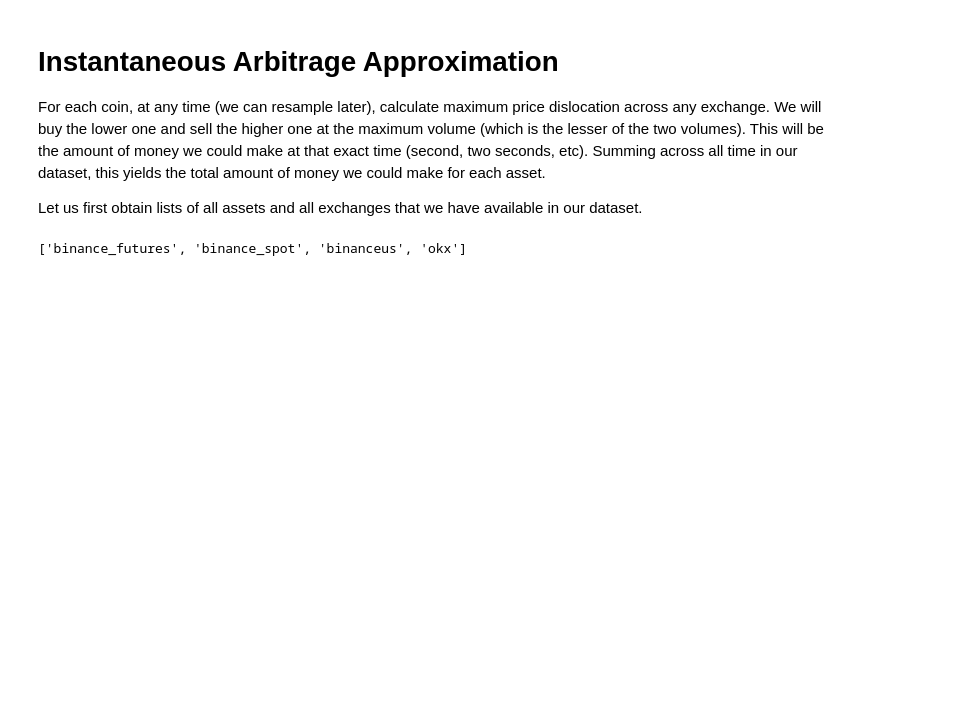
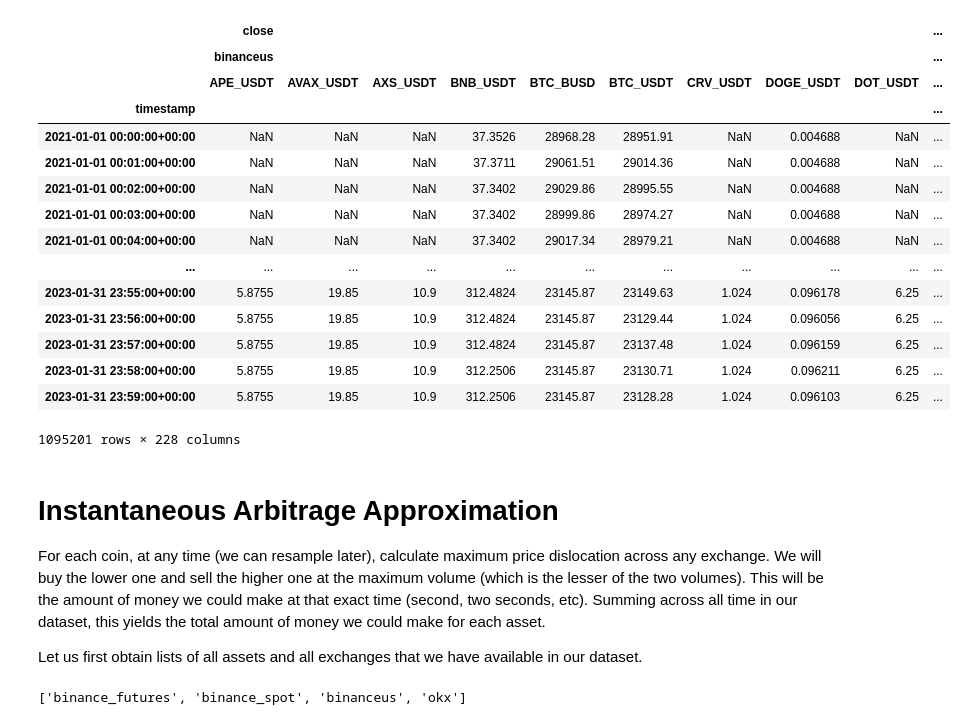
Before and after one commit to thejameszhang/crypto-cross-exchange-arbitrage, a Jupyter notebook: notebooks/cross_exchange_arbitrage.ipynb, the cells around one changed output. Cells and saved outputs as stored; diff of their text form; code cells hidden in the pictures; blank space fills up the shorter version.

```diff
--- a/notebooks/cross_exchange_arbitrage.ipynb
+++ b/notebooks/cross_exchange_arbitrage.ipynb
@@ -37,0 +21,34 @@ df
+# %%
+# # Open Binance Futures.
+# df_binance_futures = pd.read_parquet('../data/Binance_futures/')
+# df_binance_futures = df_binance_futures.assign(exchange_id = 'binance_futures')
+# df_binance_futures = df_binance_futures.rename(columns={'timestamp':'timestamp.1'})
+# # Open Binance Spot.
+# df_binance_spot = pd.read_parquet('../data/Binance_spot/')
+# df_binance_spot = df_binance_spot.assign(exchange_id = 'binance_spot')
+# df_binance_spot = df_binance_spot.rename(columns={'timestamp':'timestamp.1'})
+# Open Binance US Spot.
+df_binanceus_spot = pd.read_parquet('../data/Binanceus_spot/')
+df_binanceus_spot = df_binanceus_spot.rename(columns={'timestamp':'timestamp.1'})
+# Open OKX Futures.
+df_okx_futures = pd.read_parquet('../data/OKX_futures/')
+df_okx_fuutures = df_okx_futures.rename(columns={'timestamp':'timestamp.1'})
+# %%
+merge_postprocess_exchange_data([df_okx_futures, df_binanceus_spot])
+# %% [output]
+|  | close |  |  |  |  |  |  |  |  | ... |
+|  | binanceus |  |  |  |  |  |  |  |  | ... |
+|  | APE_USDT | AVAX_USDT | AXS_USDT | BNB_USDT | BTC_BUSD | BTC_USDT | CRV_USDT | DOGE_USDT | DOT_USDT | ... |
+| timestamp |  |  |  |  |  |  |  |  |  | ... |
+| 2021-01-01 00:00:00+00:00 | NaN | NaN | NaN | 37.3526 | 28968.28 | 28951.91 | NaN | 0.004688 | NaN | ... |
+| 2021-01-01 00:01:00+00:00 | NaN | NaN | NaN | 37.3711 | 29061.51 | 29014.36 | NaN | 0.004688 | NaN | ... |
+| 2021-01-01 00:02:00+00:00 | NaN | NaN | NaN | 37.3402 | 29029.86 | 28995.55 | NaN | 0.004688 | NaN | ... |
+| 2021-01-01 00:03:00+00:00 | NaN | NaN | NaN | 37.3402 | 28999.86 | 28974.27 | NaN | 0.004688 | NaN | ... |
+| 2021-01-01 00:04:00+00:00 | NaN | NaN | NaN | 37.3402 | 29017.34 | 28979.21 | NaN | 0.004688 | NaN | ... |
+| ... | ... | ... | ... | ... | ... | ... | ... | ... | ... | ... |
+| 2023-01-31 23:55:00+00:00 | 5.8755 | 19.85 | 10.9 | 312.4824 | 23145.87 | 23149.63 | 1.024 | 0.096178 | 6.25 | ... |
+| 2023-01-31 23:56:00+00:00 | 5.8755 | 19.85 | 10.9 | 312.4824 | 23145.87 | 23129.44 | 1.024 | 0.096056 | 6.25 | ... |
+| 2023-01-31 23:57:00+00:00 | 5.8755 | 19.85 | 10.9 | 312.4824 | 23145.87 | 23137.48 | 1.024 | 0.096159 | 6.25 | ... |
+| 2023-01-31 23:58:00+00:00 | 5.8755 | 19.85 | 10.9 | 312.2506 | 23145.87 | 23130.71 | 1.024 | 0.096211 | 6.25 | ... |
+| 2023-01-31 23:59:00+00:00 | 5.8755 | 19.85 | 10.9 | 312.2506 | 23145.87 | 23128.28 | 1.024 | 0.096103 | 6.25 | ... |
+1095201 rows × 228 columns
```
Also changed, not shown: parts of 5 cells of this notebook.
